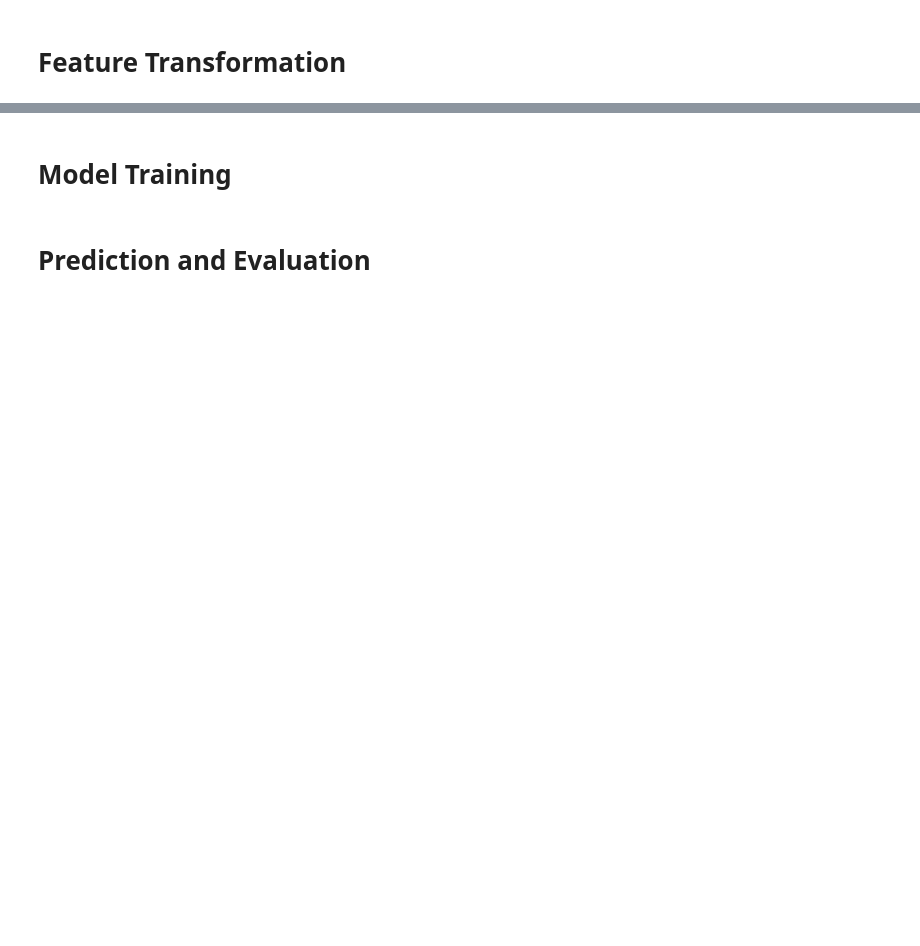
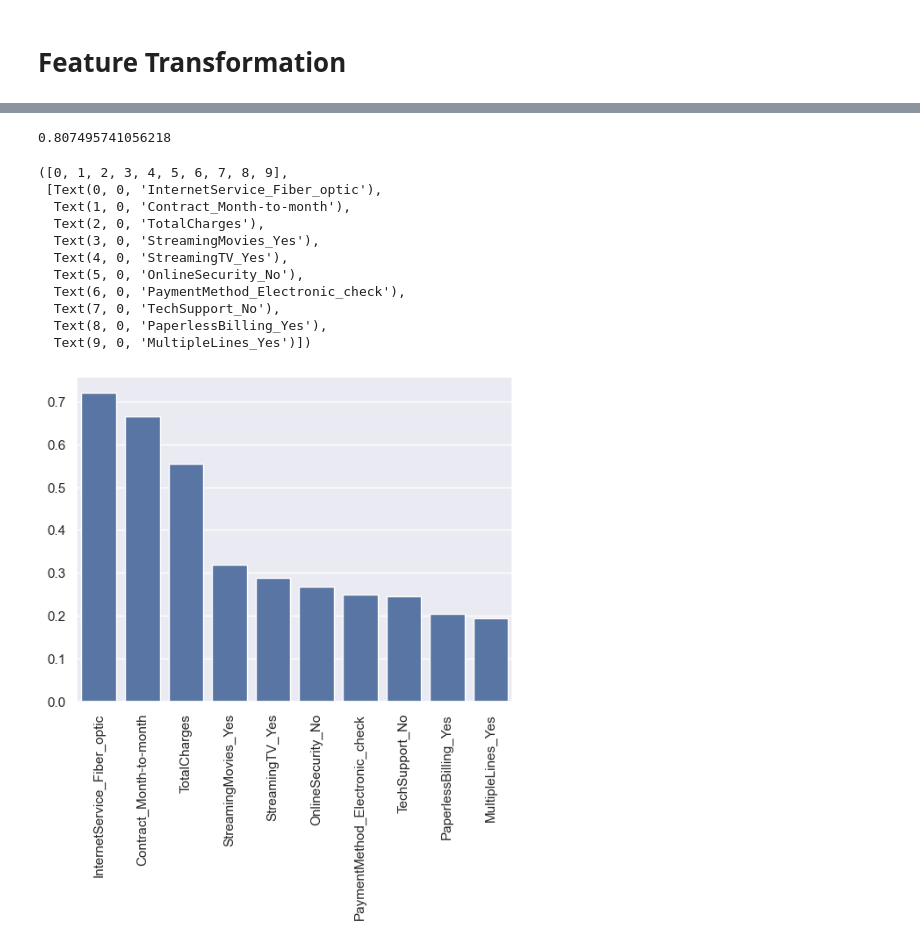
Before and after one commit to benTC74/Telco-Customer-Churn, a Jupyter notebook: Telco Customer Churn.ipynb, the cells around one changed output, grey strips where cells are left out. Cells and saved outputs as stored; diff of their text form; code cells hidden in the pictures; blank space fills up the shorter version.

```diff
--- a/Telco Customer Churn.ipynb
+++ b/Telco Customer Churn.ipynb
@@ -332,6 +335,8 @@ Text(0.5, 1.0, 'Total Charge Distribution by Churn')
 # %% [markdown]
 # Feature Transformation
 # %%
+churn_df['SeniorCitizen'] = churn_df['SeniorCitizen'].apply(lambda x: 'Yes' if x==1 else 'No')
+
 X = churn_df.drop(['Churn'], axis=1).copy()
 
 X
@@ -357,2 +378,0 @@ X_test_transformed = xg_model[:-1].transform(X_test)
-# %% [markdown]
-# Model Training
@@ -365,2 +379,51 @@ xg_model[-1].fit(X_train_transformed,
-# %% [markdown]
-# Prediction and Evaluation
+# %%
+cat_transformer = Pipeline(steps=[('one_hot',OneHotEncoder())])
+num_transformer = Pipeline(steps=[('normalize',StandardScaler())])
+
+preprocessor = ColumnTransformer(transformers=[('cat_transformer',cat_transformer,[col for col in X.columns if X[col].dtypes=='object']),
+                                               ('num_transformer',num_transformer,[col for col in X.columns if X[col].dtypes!='object'])])
+
+logreg = Pipeline(steps=[('preprocessor',preprocessor),
+                         ('Logistic Regression',LogisticRegression())])
+
+SVM = Pipeline(steps=[('preprocessor',preprocessor),
+                      ('SVM',SVC(kernel='linear'))])
+
+RF = Pipeline(steps=[('preprocessor',preprocessor),
+                     ('Random Forest',RandomForestClassifier())])
+
+AdaBoost = Pipeline(steps=[('preprocessor',preprocessor),
+                           ('Ada Boost',AdaBoostClassifier())])
+
+XGBoost = Pipeline(steps=[('preprocessor',preprocessor),
+                          ('XG Boost',xgb.XGBClassifier())])
+# %%
+#Logistic Regression
+
+logreg.fit(X_train, y_train)
+pred = logreg.predict(X_test)
+
+metrics.accuracy_score(y_test, pred)
+# %% [output]
+0.807495741056218
+# %%
+#Top10 variables that affect the customers to churn, interestingly, the faster the internet (fiber), the more likely they churn
+
+logreg_coef = pd.Series(logreg[-1].coef_[0],
+                        index=[name.split('__')[1] for name in logreg[:-1].get_feature_names_out()])
+
+sns.barplot(logreg_coef.sort_values(ascending=False)[:10])
+plt.xticks(rotation=90)
+# %% [output]
+([0, 1, 2, 3, 4, 5, 6, 7, 8, 9],
+ [Text(0, 0, 'InternetService_Fiber_optic'),
+  Text(1, 0, 'Contract_Month-to-month'),
+  Text(2, 0, 'TotalCharges'),
+  Text(3, 0, 'StreamingMovies_Yes'),
+  Text(4, 0, 'StreamingTV_Yes'),
+  Text(5, 0, 'OnlineSecurity_No'),
+  Text(6, 0, 'PaymentMethod_Electronic_check'),
+  Text(7, 0, 'TechSupport_No'),
+  Text(8, 0, 'PaperlessBilling_Yes'),
+  Text(9, 0, 'MultipleLines_Yes')])
+[figure, added]
```
Also changed, not shown: parts of 43 cells of this notebook.
